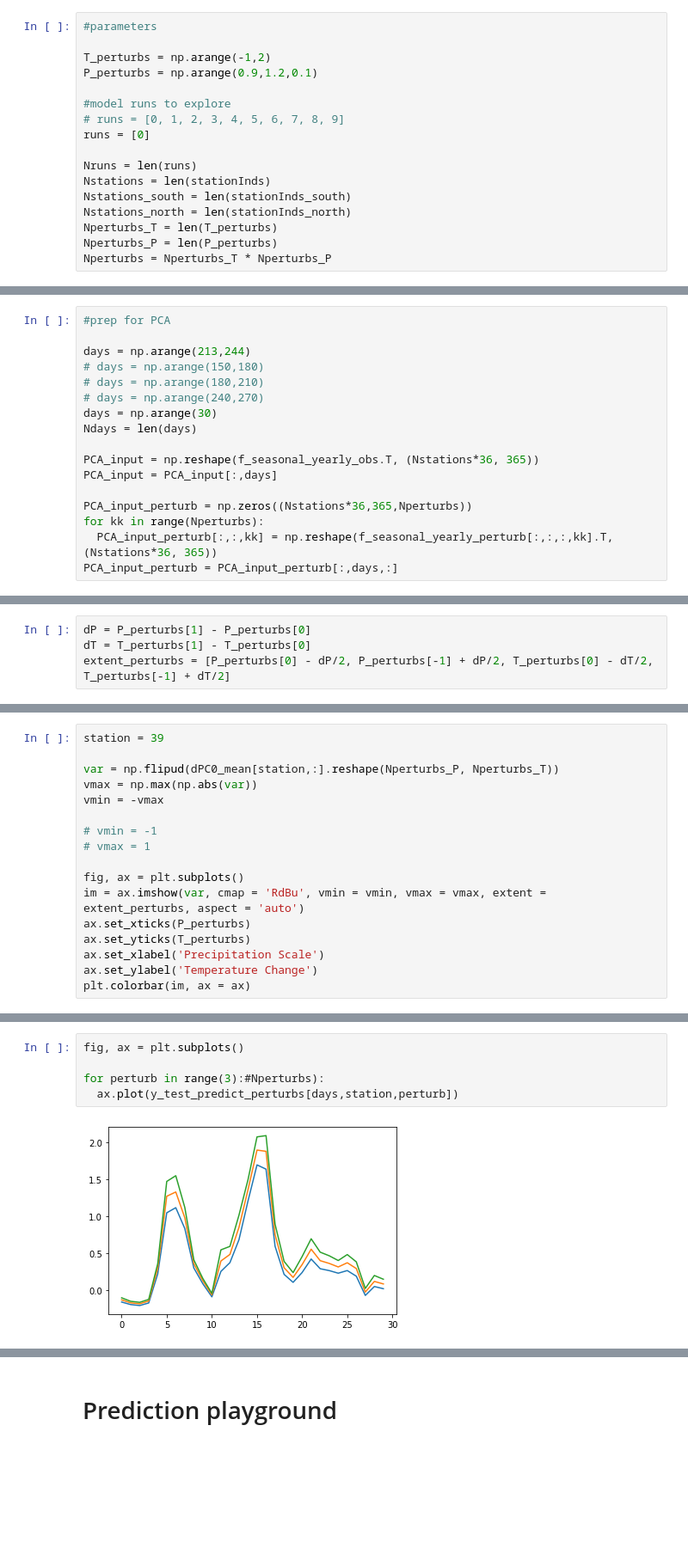
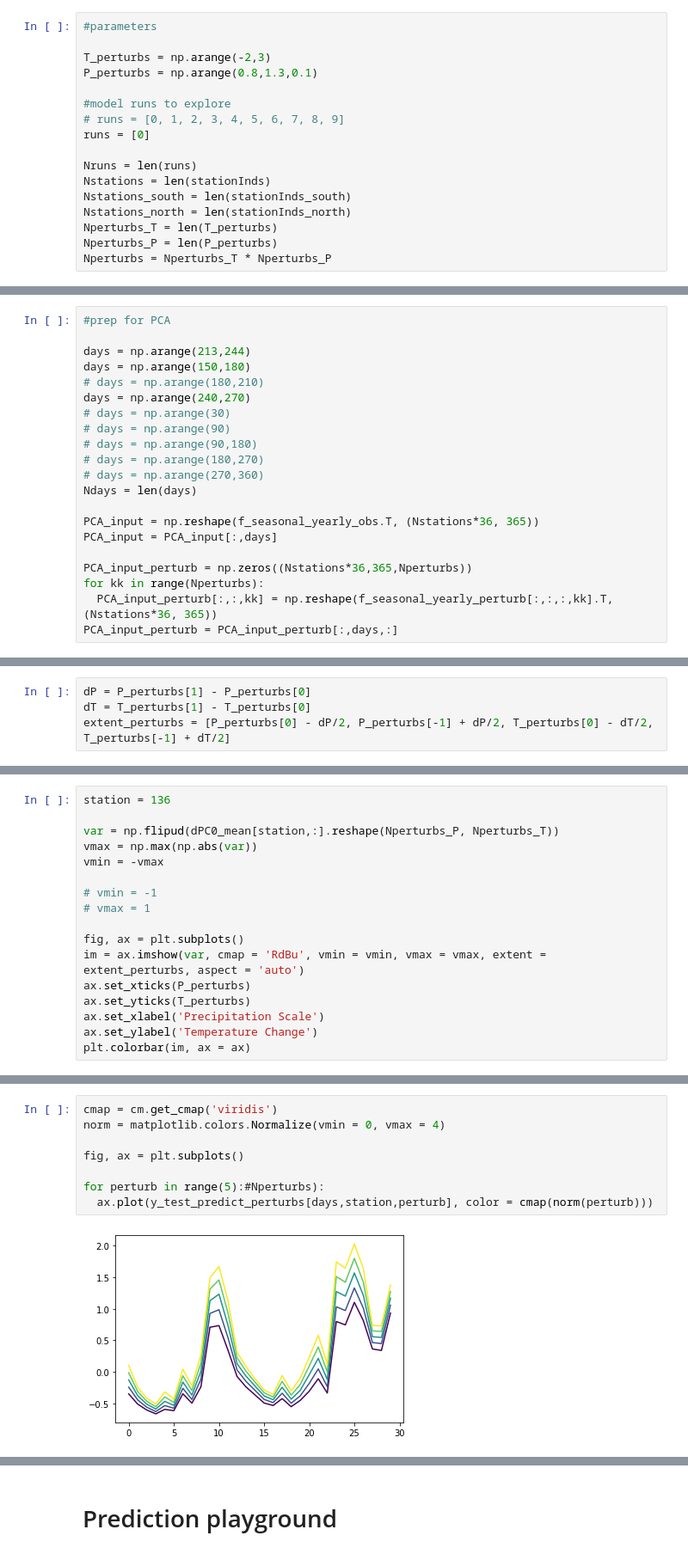
Before and after one commit to andersonsam/cnn_lstm_interpret, a Jupyter notebook: glacier_PC_space.ipynb, the cells around one changed output, grey strips where cells are left out. Shown at 86% size. Drawn from its saved outputs; the diff is of its cells as text; blank space fills up the shorter version.

```diff
--- a/glacier_PC_space.ipynb
+++ b/glacier_PC_space.ipynb
@@ -1397,8 +1397,8 @@ plt.plot(y_test_predict_Pperturbs[days,station,2])
 # %%
 #parameters
 
-T_perturbs = np.arange(-1,2)
-P_perturbs = np.arange(0.9,1.2,0.1)
+T_perturbs = np.arange(-2,3)
+P_perturbs = np.arange(0.8,1.3,0.1)
 
 #model runs to explore
 # runs = [0, 1, 2, 3, 4, 5, 6, 7, 8, 9]
@@ -1805,10 +1797,14 @@ for nn, year in enumerate(range(year_start, year_fin+1)):
 #prep for PCA
 
 days = np.arange(213,244)
-# days = np.arange(150,180)
+days = np.arange(150,180)
 # days = np.arange(180,210)
-# days = np.arange(240,270)
-days = np.arange(30)
+days = np.arange(240,270)
+# days = np.arange(30)
+# days = np.arange(90)
+# days = np.arange(90,180)
+# days = np.arange(180,270)
+# days = np.arange(270,360)
 Ndays = len(days)
 
 PCA_input = np.reshape(f_seasonal_yearly_obs.T, (Nstations*36, 365))
@@ -1898,5 +1875,5 @@ array([[ 39],
 # %%
-station = 39
+station = 136
 
 var = np.flipud(dPC0_mean[station,:].reshape(Nperturbs_P, Nperturbs_T))
 vmax = np.max(np.abs(var))
@@ -1918,7 +1895,10 @@ plt.colorbar(im, ax = ax)
 # %%
+cmap = cm.get_cmap('viridis')
+norm = matplotlib.colors.Normalize(vmin = 0, vmax = 4)
+
 fig, ax = plt.subplots()
 
-for perturb in range(3):#Nperturbs):
-  ax.plot(y_test_predict_perturbs[days,station,perturb])
+for perturb in range(5):#Nperturbs):
+  ax.plot(y_test_predict_perturbs[days,station,perturb], color = cmap(norm(perturb)))
 # %% [output]
-[figure, old version]
+[figure, new version]
```
Also changed, not shown: parts of 15 cells of this notebook.
